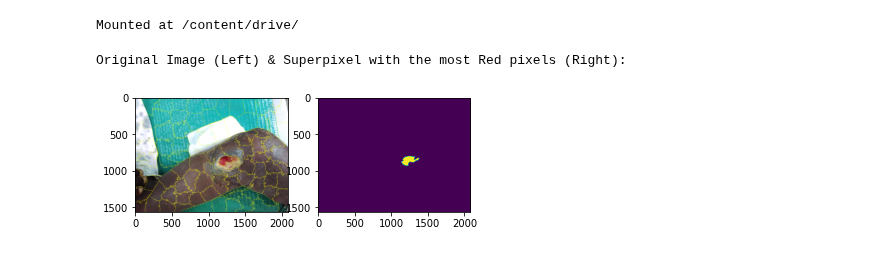
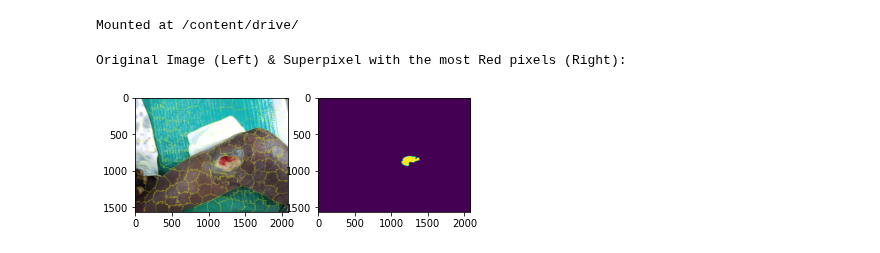
Before and after one commit to reaganest/skin-disease-diagnosis, a Jupyter notebook: Capstone I/Code/Skin_Mask_RCNN_superpix.ipynb, the cells around one changed output. Drawn from its saved outputs; the diff is of its cells as text; code cells hidden in the pictures.

```diff
--- a/Capstone I/Code/Skin_Mask_RCNN_superpix.ipynb
+++ b/Capstone I/Code/Skin_Mask_RCNN_superpix.ipynb
@@ -97,41 +97,44 @@ image_path = '/content/drive/MyDrive/Skin_Disease/Skin_Images/' + folder + '/' +
 
 sk_image = io.imread(image_path)
 
-segment_slic = slic(sk_image, n_segments=100, compactness=10, sigma=1, start_label=0)
-
-new_image = rgb2lab(sk_image)
+segment_slic = slic(sk_image, n_segments=150, compactness=10, sigma=1, start_label=0)
 
 base_distance = 256
 #distance that cannot be reached (too far) to set a baseline
+
 red = 0
 
 for index in np.unique(segment_slic):
 
   superpixel = (segment_slic == index)
   #make sure that the segment equals the current index and set variable superpixel equal to that
-  average_superpixel_color = np.average(new_image[superpixel],axis=0)
+
+  average_superpixel_color = np.average(rgb2lab(sk_image[superpixel]),axis=0)
   #average color of each superpixel
+
   lab_superpixel_color = rgb2lab([[average_superpixel_color]])
   #turn the average color from rgb2lab so it can be compared mathematically
+
   avg_superpixel_red = np.clip(lab_superpixel_color,0,255,out=lab_superpixel_color)
 
   euclidean_distance = math.dist(avg_superpixel_red[0][0], [255,0,0])
   #comparing euclidean distance from color red to the average red color of each super pixel
+
   if euclidean_distance < base_distance:
     base_distance = euclidean_distance
     red = superpixel
     #compare each distance from to see which super pixel has the smallest distance
 
 
 print('Original Image (Left) & Superpixel with the most Red pixels (Right):')
 plt.subplot(1, 2, 1)
 plt.imshow(mark_boundaries(sk_image,segment_slic))
 
 plt.subplot(1, 2, 2)
 plt.imshow(red)
 
 
 plt.show()
 # %% [output]
 Original Image (Left) & Superpixel with the most Red pixels (Right):
-[figure, old version]
+[figure, new version]
```
Also changed, not shown: parts of 1 cell of this notebook.
